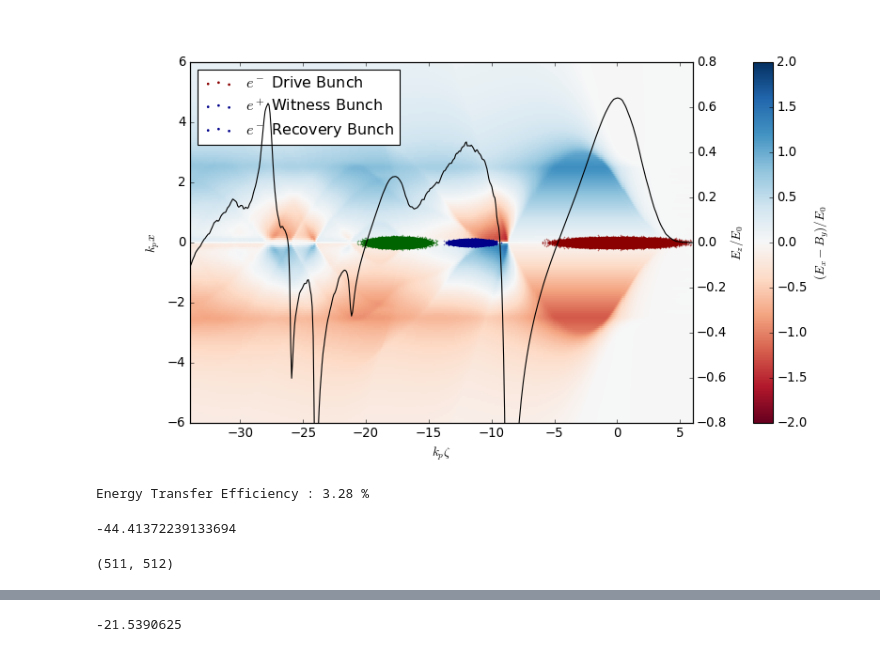
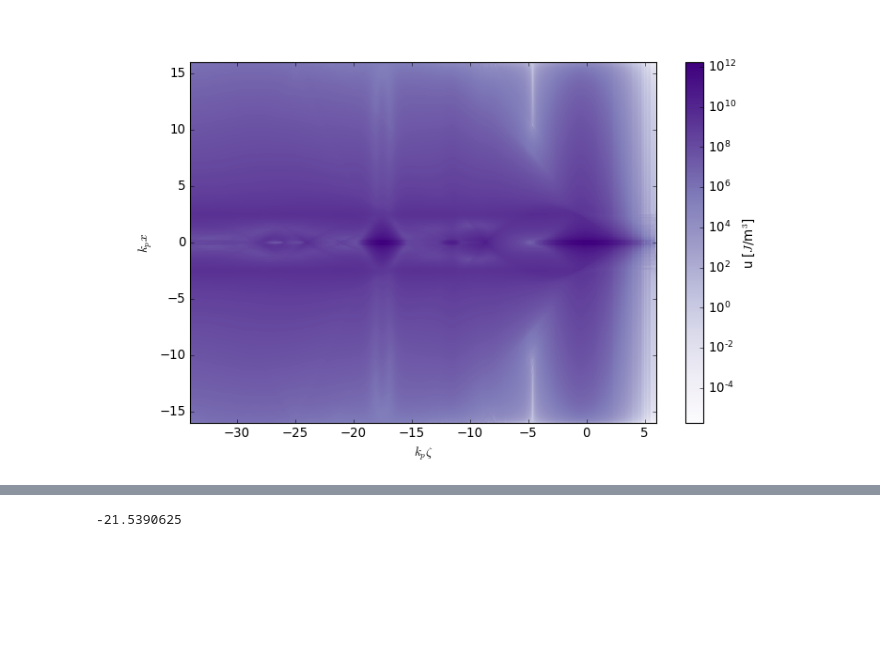
Before and after one commit to MaxVarverakis/PositronPWFA, a Jupyter notebook: brief_analysis.ipynb, the cells around one changed output, grey strips where cells are left out. Cells and saved outputs as stored; diff of their text form; code cells hidden in the pictures; blank space fills up the shorter version.

```diff
--- a/brief_analysis.ipynb
+++ b/brief_analysis.ipynb
@@ -619,7 +389,0 @@ print(f'(3D) Energy Transfer Efficiency : {efficiency3D(p, ip):.2f} %')
-# %%
-p = '/Users/max/HiPACE/recovery/diags/hdf5/recovery'
-ip = '/Users/max/HiPACE/recovery/diags/insitu/recovery/reduced_drive.0000.txt'
-prof = {'drive': [[0, 1.41]], 'witness': [[-11.57, .5], [-11.3, .2]], 'recovery': [[-17.5, 0.705]]}
-# prof = None
-d, w, r = recovery(path = p, profile = prof, insitu_path = ip, plot = True)
-print(f'Drive Q*Ez_avg : {d:.2E}\nWitness Q*Ez_avg : {w:.2E}\nRecovery Q*Ez_avg : {r:.2E}')
@@ -631,9 +389,0 @@ Recovery Q*Ez_avg : -1.37E-06
-# %%
-i = 0
-
-Ez, info = ts.get_field(field = 'Ez', iteration = i, coord = 'z')
-ExmBy, _ = ts.get_field(field = 'ExmBy', iteration = i, coord = 'z')
-EypBx, _ = ts.get_field(field = 'EypBx', iteration = i, coord = 'z')
-By, _ = ts.get_field(field = 'By', iteration = i, coord = 'z')
-Bx, _ = ts.get_field(field = 'Bx', iteration = i, coord = 'z')
-Bz, _ = ts.get_field(field = 'Bz', iteration = i, coord = 'z')
@@ -673,18 +389,0 @@ plt.show()
-# %%
-p = '/Users/max/HiPACE/recovery/diags/hdf5/recovery'
-ip = '/Users/max/HiPACE/recovery/diags/insitu/recovery/reduced_drive.0000.txt'
-prof = {'drive': [[0, 1.41]], 'witness': [[-11.57, .5], [-11.3, .2]]}
-# prof = None
-print(f'Energy Transfer Efficiency : {efficiency(path = p, profile = prof, insitu_path = ip, plot = True):.2f} %')
-# %% [output]
-[figure, removed]
-Energy Transfer Efficiency : 3.28 %
-# %%
-# print(ts.get_energy_spread(species = 'drive', iteration = 0))
-print(ts.get_charge(species = 'drive', iteration = 0) * n0)
-# print(ts.get_energy_spread(species = 'witness', iteration = 0))
-# print(ts.get_charge(species = 'witness', iteration = 0))
-# print(ts.get_energy_spread(species = 'witness2', iteration = 0))
-# print(ts.get_charge(species = 'witness2', iteration = 0))
-# %% [output]
--44.41372239133694
@@ -705 +390,21 @@ xr, zr, wr = ts.get_particle(species = 'recovery', iteration = i, var_list = ['x
+# %%
+u = EDensitySim(n0, iteration = i, xyz = False)
+# %%
+plt.close()
+plt.figure(figsize = (10, 6))
+img = plt.pcolormesh(info.z, info.x, np.transpose(u[:, len(info.x)//2]), cmap = 'Purples', norm = matplotlib.colors.LogNorm()) #, vmin = 0, vmax = 2.5e4) # y-slice
+# img = plt.pcolormesh(info.z, info.y, np.transpose(u[:, :, len(info.x)//2]), cmap = 'Reds', vmin = 0, vmax = 2.5e4) # x-slice
+# img = plt.pcolormesh(info.x, info.y, np.transpose(u[len(info.x)//2, :, :]), cmap = 'Reds', vmin = 0, vmax = 2.5e4) # z-slice
+
+plt.xlim(-34, 6)
+plt.ylim(-16, 16)
+plt.ylabel('$k_px$')
+plt.xlabel('$k_p\zeta$')
+
+cb2 = plt.colorbar(img)
+cb2.set_label(r'u [$J$/m$^3$]')
+
+plt.show()
+# %% [output]
+[figure, added]
 # %%
@@ -707,4 +412,0 @@ ExmBy, info = ts.get_field(field = 'ExmBy', iteration = 0, coord = 'z')
-# %%
-print(np.transpose(ExmBy[:, len(info.x)//2]).shape)
-# %% [output]
-(511, 512)
```
Also changed, not shown: parts of 38 cells of this notebook, 3 other files.
